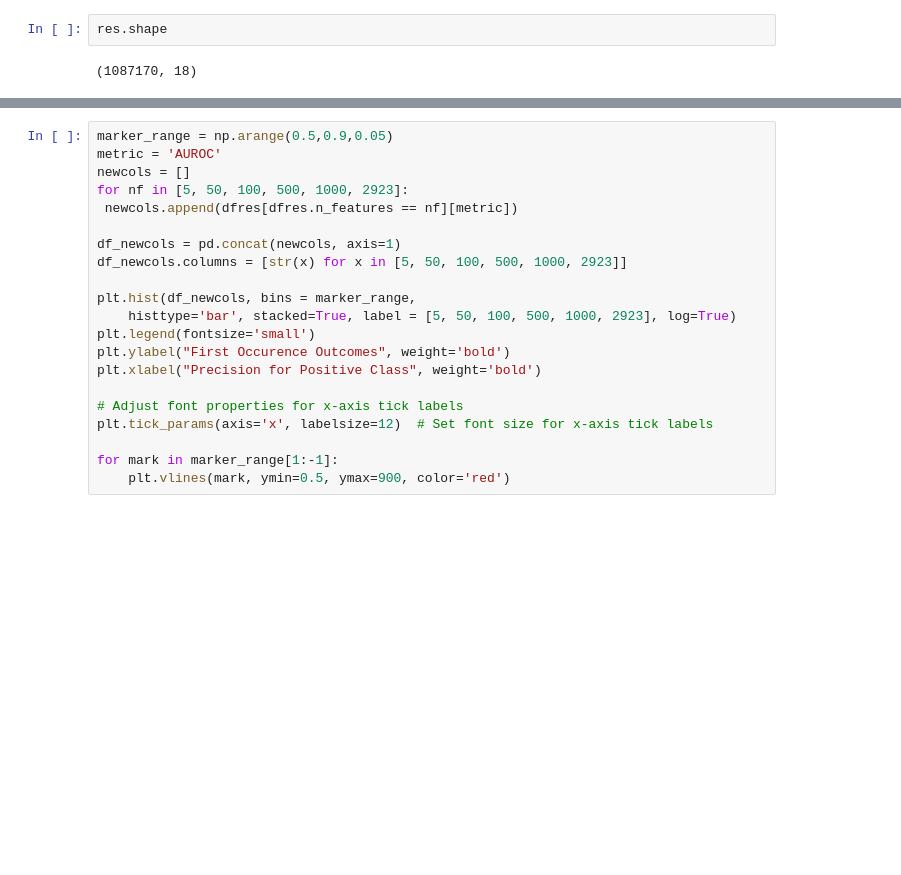
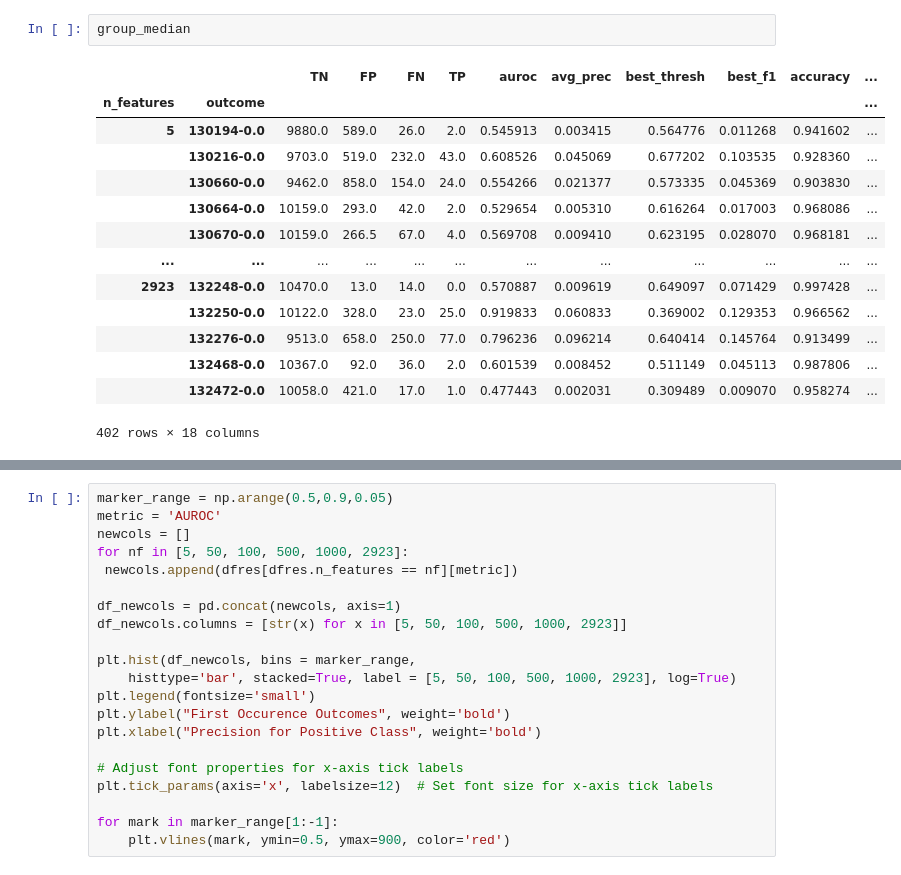
Before and after one commit to RandallJEllis/rfb, a Jupyter notebook: rfb.ipynb, the cells around one changed output, grey strips where cells are left out. Saved outputs shown, nothing was run; the diff lists cells and outputs as text; blank space fills up the shorter version.

```diff
--- a/rfb.ipynb
+++ b/rfb.ipynb
@@ -128,4 +69,17 @@ res.iloc[:10]
-# %%
-res.shape
-# %% [output]
-(1087170, 18)
+# %%
+group_median
+# %% [output]
+|  |  | TN | FP | FN | TP | auroc | avg_prec | best_thresh | best_f1 | accuracy | ... |
+| n_features | outcome |  |  |  |  |  |  |  |  |  | ... |
+| 5 | 130194-0.0 | 9880.0 | 589.0 | 26.0 | 2.0 | 0.545913 | 0.003415 | 0.564776 | 0.011268 | 0.941602 | ... |
+|  | 130216-0.0 | 9703.0 | 519.0 | 232.0 | 43.0 | 0.608526 | 0.045069 | 0.677202 | 0.103535 | 0.928360 | ... |
+|  | 130660-0.0 | 9462.0 | 858.0 | 154.0 | 24.0 | 0.554266 | 0.021377 | 0.573335 | 0.045369 | 0.903830 | ... |
+|  | 130664-0.0 | 10159.0 | 293.0 | 42.0 | 2.0 | 0.529654 | 0.005310 | 0.616264 | 0.017003 | 0.968086 | ... |
+|  | 130670-0.0 | 10159.0 | 266.5 | 67.0 | 4.0 | 0.569708 | 0.009410 | 0.623195 | 0.028070 | 0.968181 | ... |
+| ... | ... | ... | ... | ... | ... | ... | ... | ... | ... | ... | ... |
+| 2923 | 132248-0.0 | 10470.0 | 13.0 | 14.0 | 0.0 | 0.570887 | 0.009619 | 0.649097 | 0.071429 | 0.997428 | ... |
+|  | 132250-0.0 | 10122.0 | 328.0 | 23.0 | 25.0 | 0.919833 | 0.060833 | 0.369002 | 0.129353 | 0.966562 | ... |
+|  | 132276-0.0 | 9513.0 | 658.0 | 250.0 | 77.0 | 0.796236 | 0.096214 | 0.640414 | 0.145764 | 0.913499 | ... |
+|  | 132468-0.0 | 10367.0 | 92.0 | 36.0 | 2.0 | 0.601539 | 0.008452 | 0.511149 | 0.045113 | 0.987806 | ... |
+|  | 132472-0.0 | 10058.0 | 421.0 | 17.0 | 1.0 | 0.477443 | 0.002031 | 0.309489 | 0.009070 | 0.958274 | ... |
+402 rows × 18 columns
```
Also changed, not shown: parts of 21 cells of this notebook, 4 other files.
